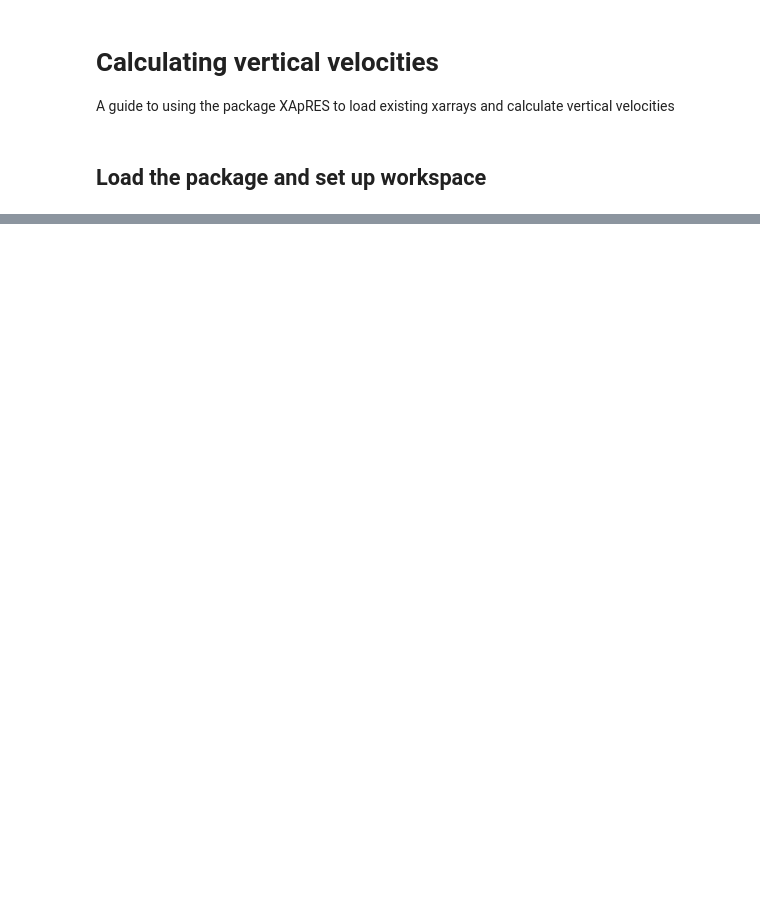
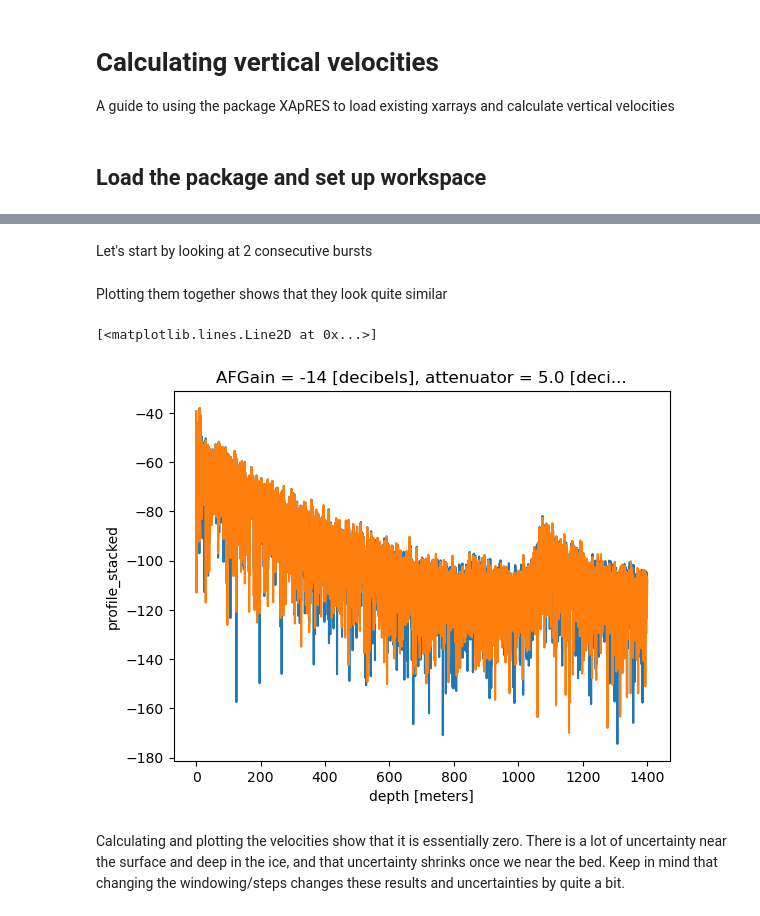
Before and after one commit to ldeo-glaciology/xapres, a Jupyter notebook: notebooks/test_notes/calculating_velocities.ipynb, the cells around one changed output, grey strips where cells are left out. Cells and saved outputs as stored; diff of their text form; code cells hidden in the pictures; blank space fills up the shorter version.

```diff
--- a/notebooks/test_notes/calculating_velocities.ipynb
+++ b/notebooks/test_notes/calculating_velocities.ipynb
@@ -109,8 +25,0 @@ The function looks like `generate_range_diff(self, data1, data2, win_cor, step,
-# %%
-for step in [10,20]:
-    for win in [10,20,30]:
-        vels, ds = xa.generate_range_diff(stacked1.profile,stacked2.profile,win,step)
-        plt.plot(ds,vels,label=f'Coherence window: {win}, Coherence step: {step}')
-plt.xlabel('depth [m]')
-plt.ylabel('vertical velocity [m/s]')
-plt.legend()
@@ -119,8 +25,0 @@ With times split further apart, this windowing and step size has even more impac
-# %%
-for step in [10,20]:
-    for win in [10,20,30]:
-        vels, ds = xa.generate_range_diff(stacked1.profile,stacked3.profile,win,step)
-        plt.plot(ds,vels,label=f'Coherence window: {win}, Coherence step: {step}')
-plt.xlabel('depth [m]')
-plt.ylabel('vertical velocity [m/s]')
-plt.legend()
@@ -134,2 +25,0 @@ stacked_arr2 = xa.data.isel(time=[1,2,3,4], attenuator_setting_pair=0).mean(dim=
-# %%
-vels, ds = xa.generate_range_diff(stacked_arr1.profile,stacked_arr2.profile,win,step)
@@ -139,0 +160,15 @@ ds
+# %% [markdown]
+Let's start by looking at 2 consecutive bursts
+# %%
+s1 = ds_101.profile_stacked.isel(attenuator_setting_pair=1,time=100).compute()
+s2 = ds_101.profile_stacked.isel(attenuator_setting_pair=1,time=101).compute()
+# %% [markdown]
+Plotting them together shows that they look quite similar
+# %%
+xa.dB(s1).plot()
+xa.dB(s2).plot()
+# %% [output]
+[<matplotlib.lines.Line2D at 0x...>]
+[figure, added]
+# %% [markdown]
+Calculating and plotting the velocities show that it is essentially zero. There is a lot of uncertainty near the surface and deep in the ice, and that uncertainty shrinks once we near the bed. Keep in mind that changing the windowing/steps changes these results and uncertainties by quite a bit.
```
Also changed, not shown: parts of 59 cells of this notebook, 1 other file.
